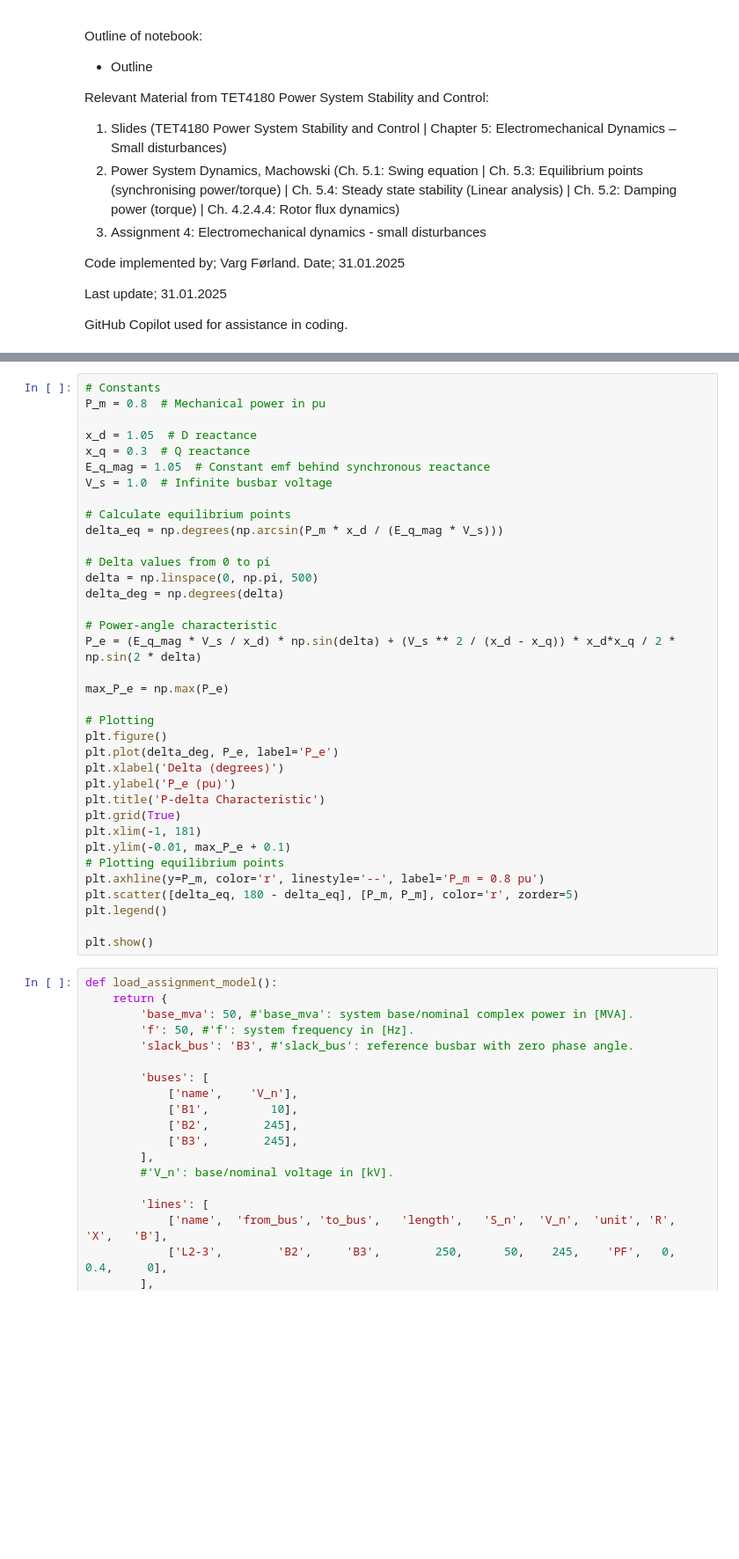
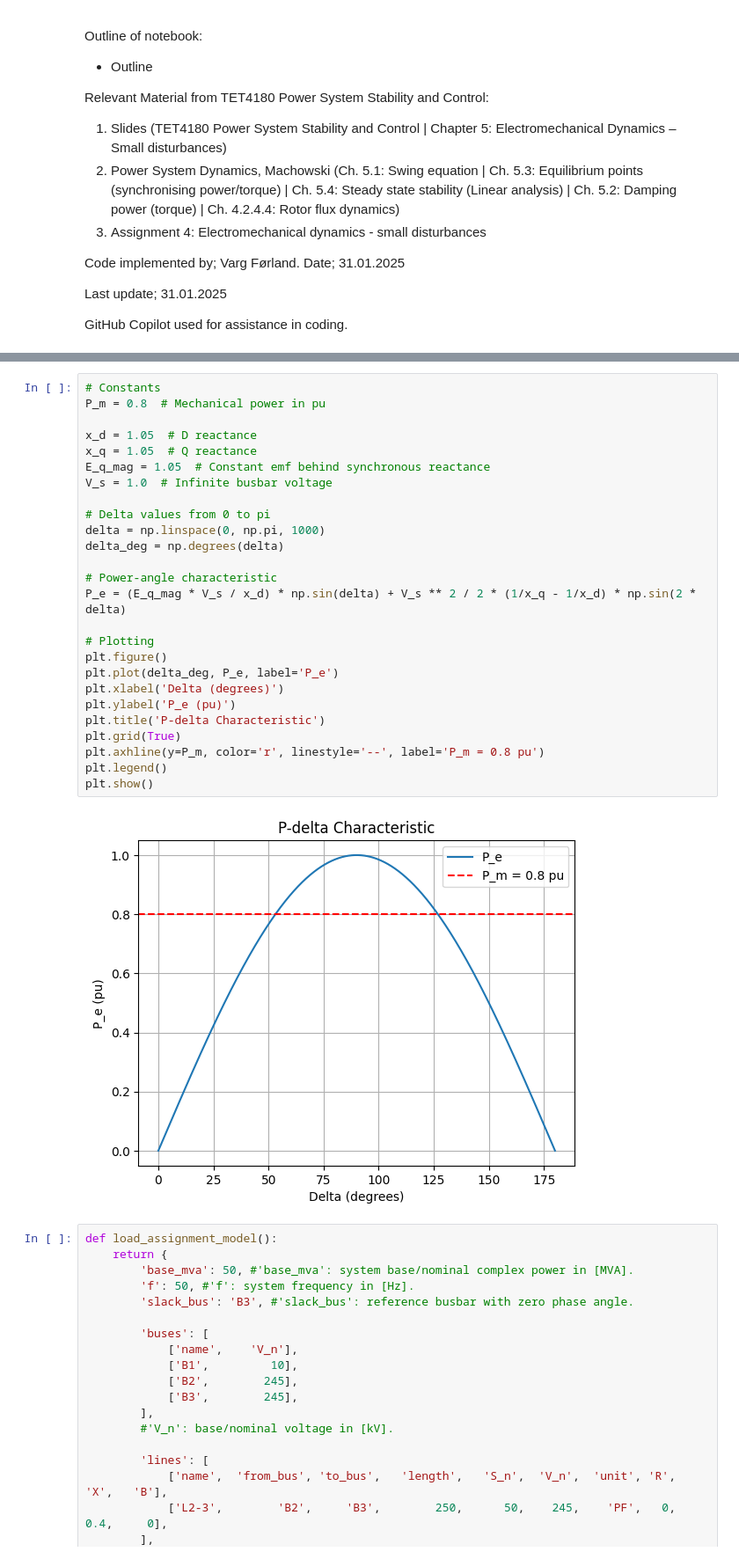
Before and after one commit to VargFo/TET4180_PSDynamicsAndControl_Notebooks, a Jupyter notebook: 4-SmallDisturbances copy.ipynb, the cells around one changed output, grey strips where cells are left out. Shown: that part at 88% size. Drawn from its saved outputs; the diff is of its cells as text; blank space fills up the shorter version.

```diff
--- a/4-SmallDisturbances copy.ipynb
+++ b/4-SmallDisturbances copy.ipynb
@@ -105,39 +105,31 @@ Using these equations we can now consider the relationship between the power and
 # %%
 # Constants
 P_m = 0.8  # Mechanical power in pu
 
 x_d = 1.05  # D reactance
-x_q = 0.3  # Q reactance
+x_q = 1.05  # Q reactance
 E_q_mag = 1.05  # Constant emf behind synchronous reactance
 V_s = 1.0  # Infinite busbar voltage
 
-# Calculate equilibrium points
-delta_eq = np.degrees(np.arcsin(P_m * x_d / (E_q_mag * V_s)))
-
 # Delta values from 0 to pi
-delta = np.linspace(0, np.pi, 500)
+delta = np.linspace(0, np.pi, 1000)
 delta_deg = np.degrees(delta)
 
 # Power-angle characteristic
-P_e = (E_q_mag * V_s / x_d) * np.sin(delta) + (V_s ** 2 / (x_d - x_q)) * x_d*x_q / 2 * np.sin(2 * delta)
-
-max_P_e = np.max(P_e)
+P_e = (E_q_mag * V_s / x_d) * np.sin(delta) + V_s ** 2 / 2 * (1/x_q - 1/x_d) * np.sin(2 * delta)
 
 # Plotting
 plt.figure()
 plt.plot(delta_deg, P_e, label='P_e')
 plt.xlabel('Delta (degrees)')
 plt.ylabel('P_e (pu)')
 plt.title('P-delta Characteristic')
 plt.grid(True)
-plt.xlim(-1, 181)
-plt.ylim(-0.01, max_P_e + 0.1)
-# Plotting equilibrium points
 plt.axhline(y=P_m, color='r', linestyle='--', label='P_m = 0.8 pu')
-plt.scatter([delta_eq, 180 - delta_eq], [P_m, P_m], color='r', zorder=5)
 plt.legend()
-
 plt.show()
+# %% [output]
+[figure, added]
 # %%
 def load_assignment_model():
     return {
```
Also changed, not shown: parts of 3 cells of this notebook.
